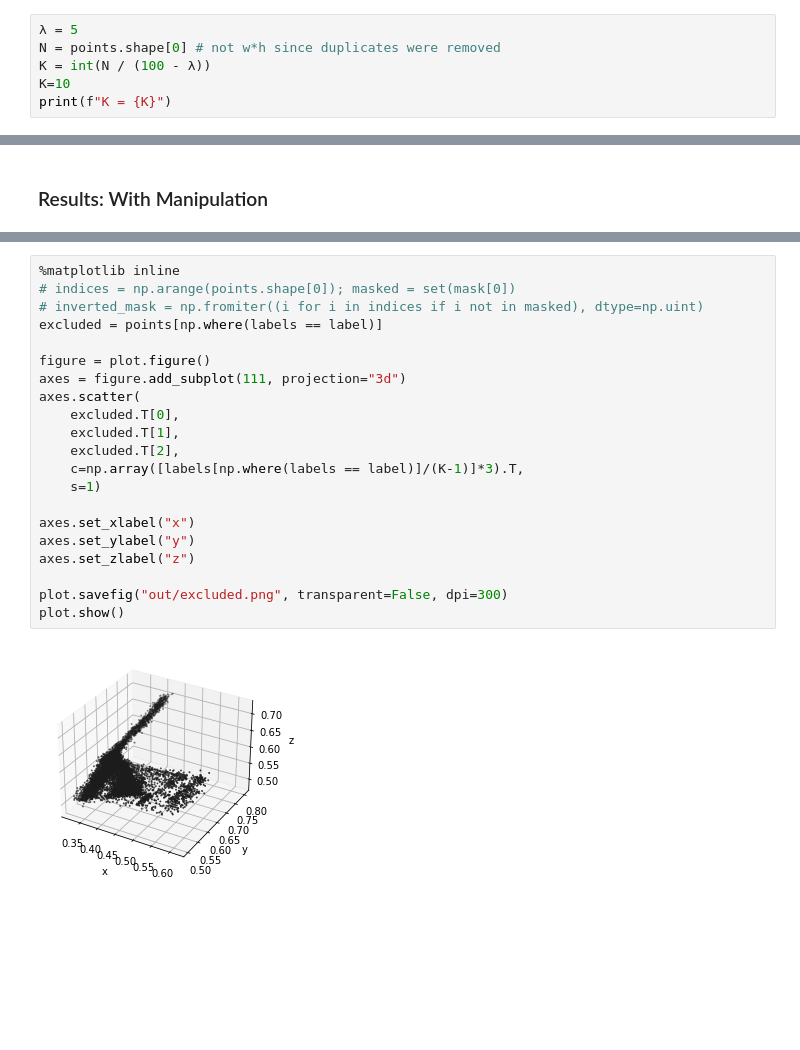
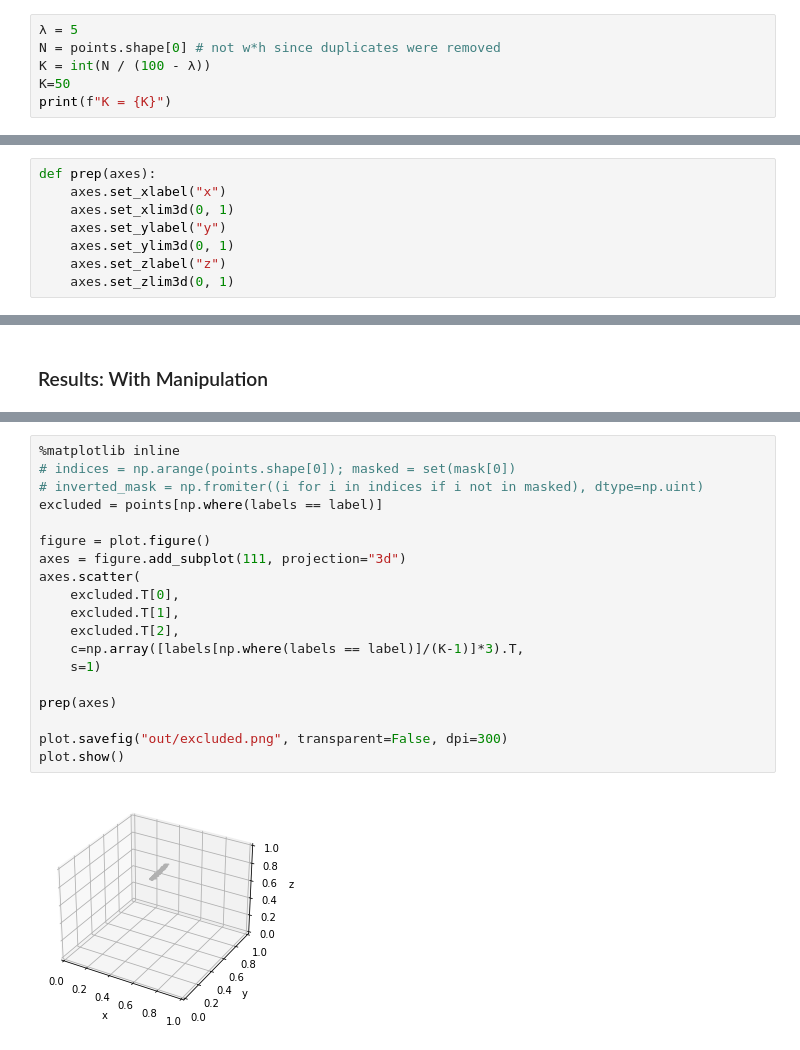
Before and after one commit to Jklein64/hullception, a Jupyter notebook: notebook.ipynb, the cells around one changed output, grey strips where cells are left out. Drawn from its saved outputs; the diff is of its cells as text; blank space fills up the shorter version.

```diff
--- a/notebook.ipynb
+++ b/notebook.ipynb
@@ -19,6 +19,6 @@ Given a set of $N$ points $p_i$ and an outlier percentage $\lambda$, run k-means
 λ = 5
 N = points.shape[0] # not w*h since duplicates were removed
 K = int(N / (100 - λ))
-K=10
+K=50
 print(f"K = {K}")
 # %% [output]
@@ -61,6 +61,14 @@ excluded 5156 points
 Below is a comparison of the output convex hull made using just `points` and the output convex hull made by finding one of $k$ clusters whose removal minimizes the volume of the hull.
 # %%
 import matplotlib.pyplot as plot
+# %%
+def prep(axes):
+    axes.set_xlabel("x")
+    axes.set_xlim3d(0, 1)
+    axes.set_ylabel("y")
+    axes.set_ylim3d(0, 1)
+    axes.set_zlabel("z")
+    axes.set_zlim3d(0, 1)
 # %% [markdown]
 ### Results: No Manipulation
 # %%
@@ -123,23 +127,21 @@ plot.show()
 # %%
 %matplotlib inline
 # indices = np.arange(points.shape[0]); masked = set(mask[0])
 # inverted_mask = np.fromiter((i for i in indices if i not in masked), dtype=np.uint)
 excluded = points[np.where(labels == label)]
 
 figure = plot.figure()
 axes = figure.add_subplot(111, projection="3d")
 axes.scatter(
     excluded.T[0],
     excluded.T[1],
     excluded.T[2],
     c=np.array([labels[np.where(labels == label)]/(K-1)]*3).T,
     s=1)
 
-axes.set_xlabel("x")
-axes.set_ylabel("y")
-axes.set_zlabel("z")
+prep(axes)
 
 plot.savefig("out/excluded.png", transparent=False, dpi=300)
 plot.show()
 # %% [output]
-[figure, old version]
+[figure, new version]
```
Also changed, not shown: parts of 5 cells of this notebook.
